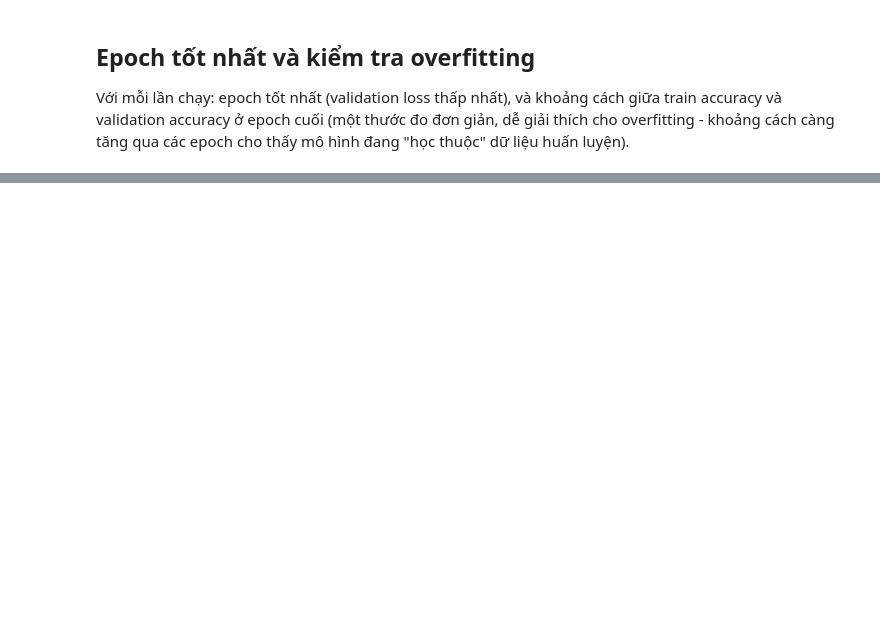
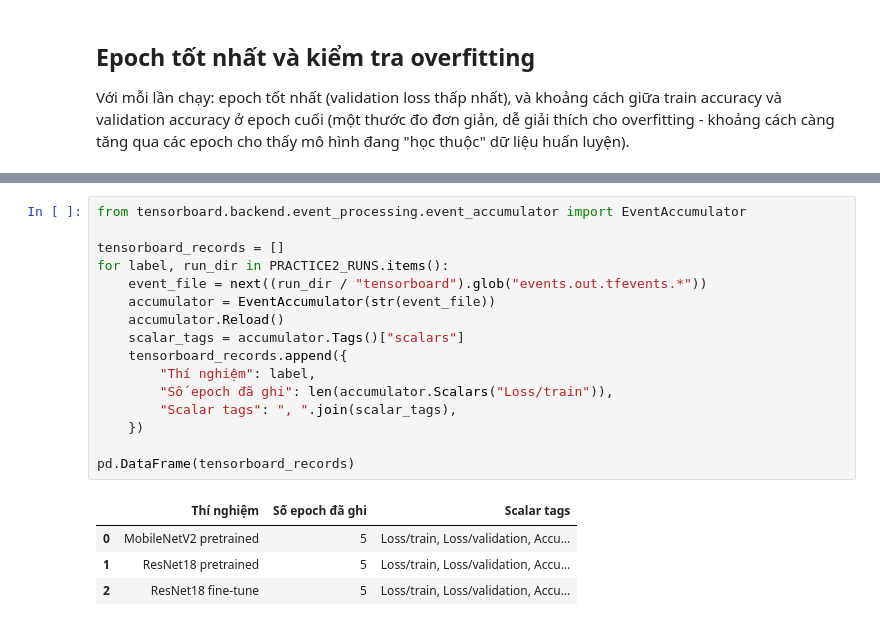
Before and after one commit to ntruonghuynh/LAB_Deep_Learning, a Jupyter notebook: lab01_fashion_mnist/notebooks/02_training_and_comparison.ipynb, the cells around one changed output, grey strips where cells are left out. Drawn from its saved outputs; the diff is of its cells as text; blank space fills up the shorter version.

```diff
--- a/lab01_fashion_mnist/notebooks/02_training_and_comparison.ipynb
+++ b/lab01_fashion_mnist/notebooks/02_training_and_comparison.ipynb
@@ -107,0 +241,21 @@ pd.DataFrame(rows)
+# %%
+from tensorboard.backend.event_processing.event_accumulator import EventAccumulator
+
+tensorboard_records = []
+for label, run_dir in PRACTICE2_RUNS.items():
+    event_file = next((run_dir / "tensorboard").glob("events.out.tfevents.*"))
+    accumulator = EventAccumulator(str(event_file))
+    accumulator.Reload()
+    scalar_tags = accumulator.Tags()["scalars"]
+    tensorboard_records.append({
+        "Thí nghiệm": label,
+        "Số epoch đã ghi": len(accumulator.Scalars("Loss/train")),
+        "Scalar tags": ", ".join(scalar_tags),
+    })
+
+pd.DataFrame(tensorboard_records)
+# %% [output]
+|  | Thí nghiệm | Số epoch đã ghi | Scalar tags |
+| 0 | MobileNetV2 pretrained | 5 | Loss/train, Loss/validation, Accu... |
+| 1 | ResNet18 pretrained | 5 | Loss/train, Loss/validation, Accu... |
+| 2 | ResNet18 fine-tune | 5 | Loss/train, Loss/validation, Accu... |
```
Also changed, not shown: parts of 12 cells of this notebook, 51 other files.
